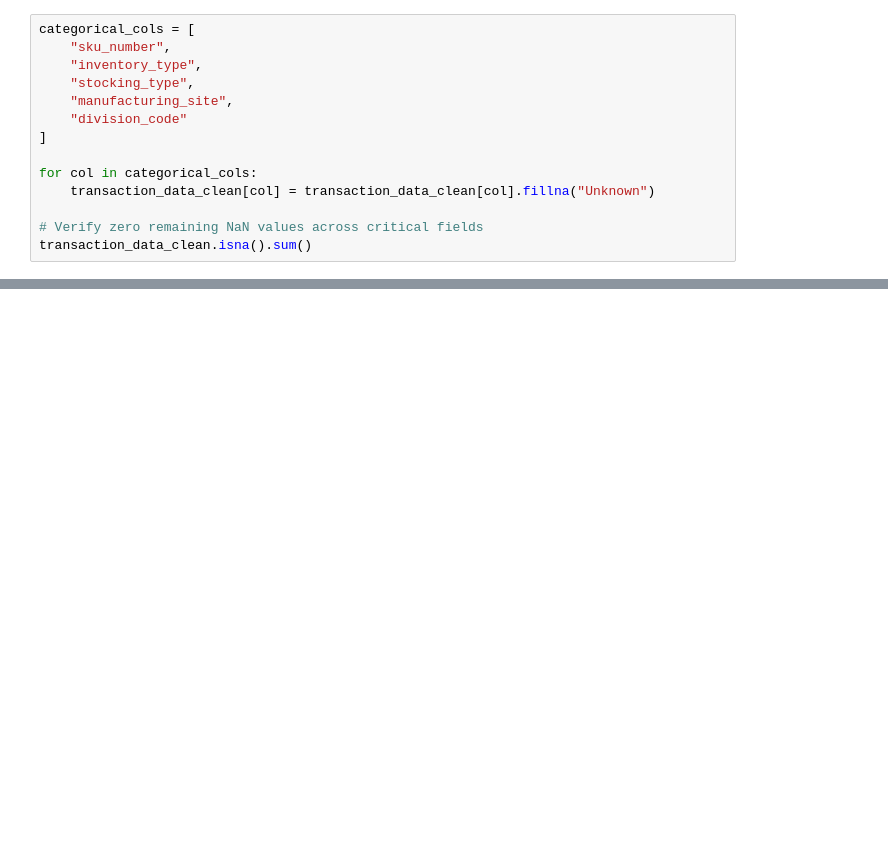
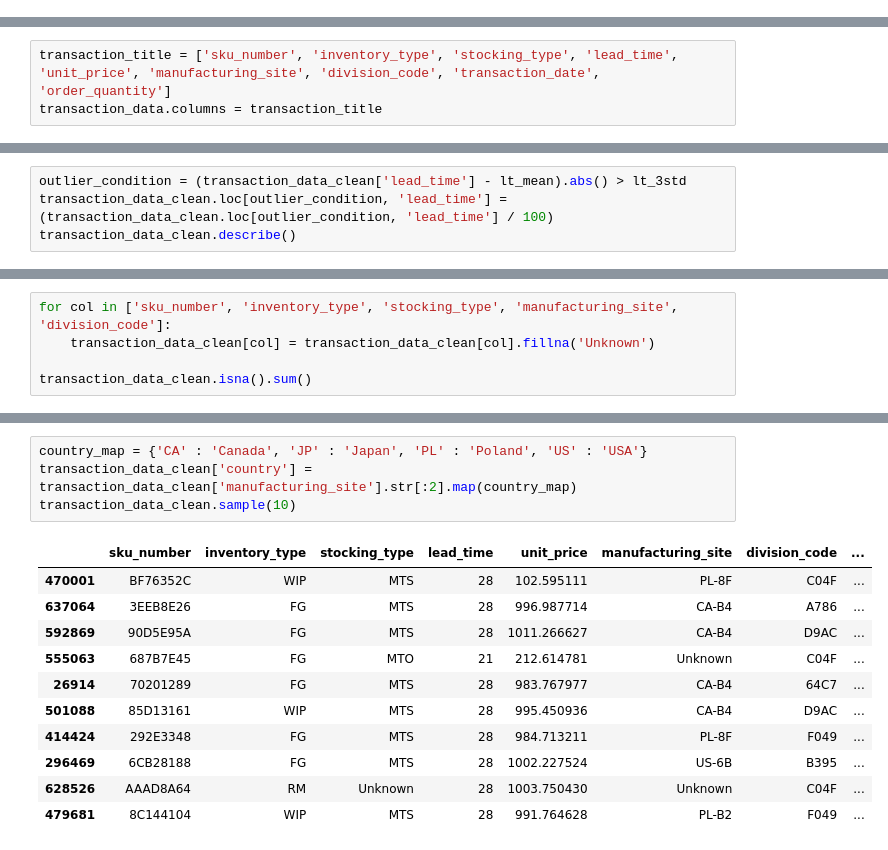
Before and after one commit to EliseWallace/elisewallace.github.io, a Jupyter notebook: inventoryanalysis/notebooks/safetystock_milestoneproject.ipynb, the cells around one changed output, grey strips where cells are left out. Drawn from its saved outputs; the diff is of its cells as text; blank space fills up the shorter version.

```diff
--- a/inventoryanalysis/notebooks/safetystock_milestoneproject.ipynb
+++ b/inventoryanalysis/notebooks/safetystock_milestoneproject.ipynb
@@ -140,14 +0,0 @@ viable operational records, missing values in categorical features are filled wi
-# %%
-categorical_cols = [
-    "sku_number",
-    "inventory_type",
-    "stocking_type",
-    "manufacturing_site",
-    "division_code"
-]
-
-for col in categorical_cols:
-    transaction_data_clean[col] = transaction_data_clean[col].fillna("Unknown")
-
-# Verify zero remaining NaN values across critical fields
-transaction_data_clean.isna().sum()
@@ -512,0 +99,3 @@ data_95_ss.describe()
+# %%
+transaction_title = ['sku_number', 'inventory_type', 'stocking_type', 'lead_time', 'unit_price', 'manufacturing_site', 'division_code', 'transaction_date', 'order_quantity']
+transaction_data.columns = transaction_title
@@ -512,0 +289,4 @@ data_95_ss.describe()
+# %%
+outlier_condition = (transaction_data_clean['lead_time'] - lt_mean).abs() > lt_3std
+transaction_data_clean.loc[outlier_condition, 'lead_time'] = (transaction_data_clean.loc[outlier_condition, 'lead_time'] / 100)
+transaction_data_clean.describe()
@@ -512,0 +330,5 @@ data_95_ss.describe()
+# %%
+for col in ['sku_number', 'inventory_type', 'stocking_type', 'manufacturing_site', 'division_code']:
+    transaction_data_clean[col] = transaction_data_clean[col].fillna('Unknown')
+
+transaction_data_clean.isna().sum()
@@ -512,0 +370,16 @@ data_95_ss.describe()
+# %%
+country_map = {'CA' : 'Canada', 'JP' : 'Japan', 'PL' : 'Poland', 'US' : 'USA'}
+transaction_data_clean['country'] = transaction_data_clean['manufacturing_site'].str[:2].map(country_map)
+transaction_data_clean.sample(10)
+# %% [output]
+|  | sku_number | inventory_type | stocking_type | lead_time | unit_price | manufacturing_site | division_code | ... |
+| 470001 | BF76352C | WIP | MTS | 28 | 102.595111 | PL-8F | C04F | ... |
+| 637064 | 3EEB8E26 | FG | MTS | 28 | 996.987714 | CA-B4 | A786 | ... |
+| 592869 | 90D5E95A | FG | MTS | 28 | 1011.266627 | CA-B4 | D9AC | ... |
+| 555063 | 687B7E45 | FG | MTO | 21 | 212.614781 | Unknown | C04F | ... |
+| 26914 | 70201289 | FG | MTS | 28 | 983.767977 | CA-B4 | 64C7 | ... |
+| 501088 | 85D13161 | WIP | MTS | 28 | 995.450936 | CA-B4 | D9AC | ... |
+| 414424 | 292E3348 | FG | MTS | 28 | 984.713211 | PL-8F | F049 | ... |
+| 296469 | 6CB28188 | FG | MTS | 28 | 1002.227524 | US-6B | B395 | ... |
+| 628526 | AAAD8A64 | RM | Unknown | 28 | 1003.750430 | Unknown | C04F | ... |
+| 479681 | 8C144104 | WIP | MTS | 28 | 991.764628 | PL-B2 | F049 | ... |
```
Also changed, not shown: parts of 126 cells of this notebook.
